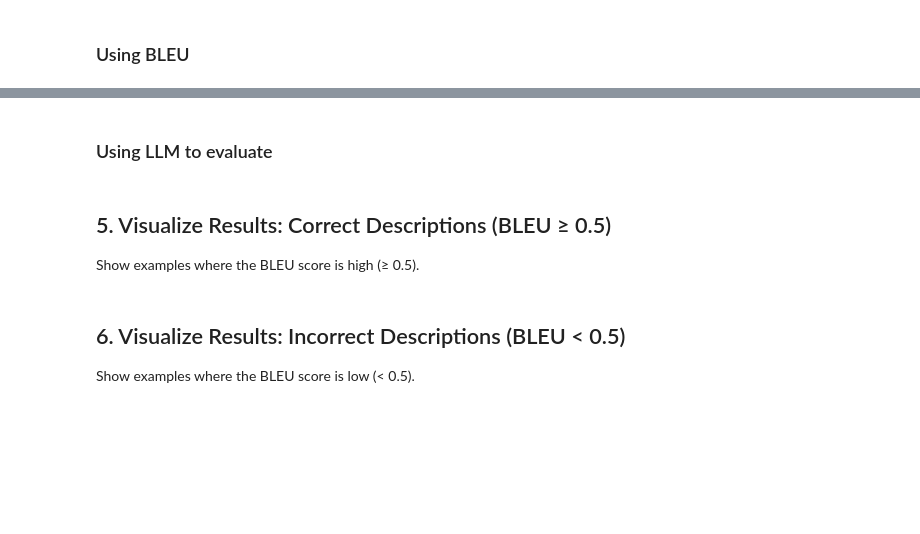
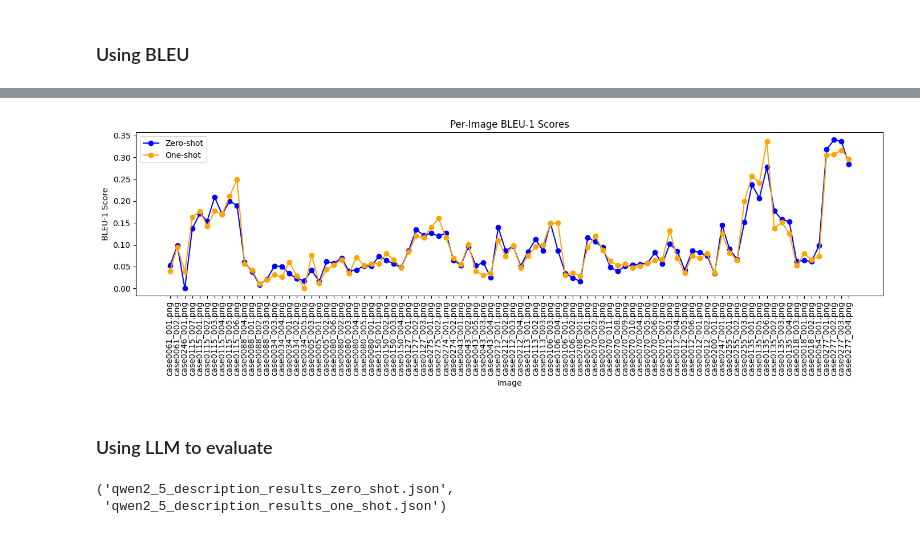
Before and after one commit to dominikg-tum/VLM-Qwen-Medical-Eval, a Jupyter notebook: code/eval_qwen2-5_mri_description.ipynb, the cells around one changed output, grey strips where cells are left out. Drawn from its saved outputs; the diff is of its cells as text; code cells hidden in the pictures; blank space fills up the shorter version.

```diff
--- a/code/eval_qwen2-5_mri_description.ipynb
+++ b/code/eval_qwen2-5_mri_description.ipynb
@@ -37,7 +37,7 @@ do_new_inference = True
 # %%
 description_results = []
 if do_new_inference:
-    one_shot = True  # NOTE Set to False if you want to use zero-shot prompting
+    one_shot = False  # NOTE Set to False if you want to use zero-shot prompting
 
     for case_id in tqdm(case_ids):
         case = annotations[case_id]
@@ -126,10 +109,16 @@ sys.path.append("eval_scripts")
 from evaluate_bleu import evaluate_bleu
 import pandas as pd
 
+# Ensure NLTK punkt is downloaded for tokenization
+import nltk
+#nltk.download('punkt')
+#nltk.download('punkt_tab')
+
 gt = [x["ground_truth"] for x in description_results]
 pred = [x["prediction"] for x in description_results]
 
-bleu_results = evaluate_bleu(gt, pred)
+# Pass meta info to include case_id and image in BLEU results
+bleu_results = evaluate_bleu(gt, pred, meta=description_results)
 
 # Save as JSON
 bleu_json_path = os.path.join(RESULTS_DIR, "bleu_per_image.json")
@@ -147,0 +140,12 @@ LookupError:
+# %%
+name_second = "qwen2_5_description_results_one_shot.json" if not one_shot else "qwen2_5_description_results_zero_shot.json"
+description_results_second = []
+with open(os.path.join(RESULTS_DIR, name_second), "r") as f:
+    description_results_second = json.load(f)
+print(f"Number of descriptions: {len(description_results_second)} for {name_second}")
+
+gt_second = [x["ground_truth"] for x in description_results_second]
+pred_second = [x["prediction"] for x in description_results_second]
+
+# Pass meta info to include case_id and image in BLEU results
+bleu_results_second = evaluate_bleu(gt_second, pred_second, meta=description_results_second)
@@ -148,5 +169,26 @@ LookupError:
+# %%
+import matplotlib.pyplot as plt
+plt.figure(figsize=(14, 5))
+
+# Extract BLEU-1 scores and image names
+bleu1_scores = [x.get("bleu1", 0) for x in bleu_results]
+image_names = [x.get("image", f"img_{i}") for i, x in enumerate(bleu_results)]
+plt.plot(image_names, bleu1_scores, marker='o', linestyle='-', color='b', label='Zero-shot' if "zero_shot" in name else 'One-shot')
+
+# Extract BLEU-1 scores and image names
+bleu1_scores = [x.get("bleu1", 0) for x in bleu_results_second]
+image_names = [x.get("image", f"img_{i}") for i, x in enumerate(bleu_results_second)]
+plt.plot(image_names, bleu1_scores, marker='o', linestyle='-', color='orange', label='One-shot' if "one_shot" in name_second else 'zero-shot')
+
+plt.xticks(rotation=90)
+plt.xlabel("Image")
+plt.ylabel("BLEU-1 Score")
+plt.title("Per-Image BLEU-1 Scores")
+plt.tight_layout()
+plt.legend()
+plt.savefig(os.path.join(RESULTS_DIR, "bleu_per_image_comparison.png"))
+plt.show()
+# %% [output]
+[figure, added]
 # %% [markdown]
 ### Using LLM to evaluate
-# %% [markdown]
-## 5. Visualize Results: Correct Descriptions (BLEU ≥ 0.5)
-Show examples where the BLEU score is high (≥ 0.5).
@@ -181,3 +194,0 @@ show_description_examples(correct, "Correct Descriptions (BLEU ≥ 0.5)")
-# %% [markdown]
-## 6. Visualize Results: Incorrect Descriptions (BLEU < 0.5)
-Show examples where the BLEU score is low (&lt; 0.5).
@@ -191,0 +195,5 @@ show_description_examples(incorrect, "Incorrect Descriptions (BLEU < 0.5)")
+# %%
+name, name_second
+# %% [output]
+('qwen2_5_description_results_zero_shot.json',
+ 'qwen2_5_description_results_one_shot.json')
```
Also changed, not shown: parts of 15 cells of this notebook, 9 other files.
